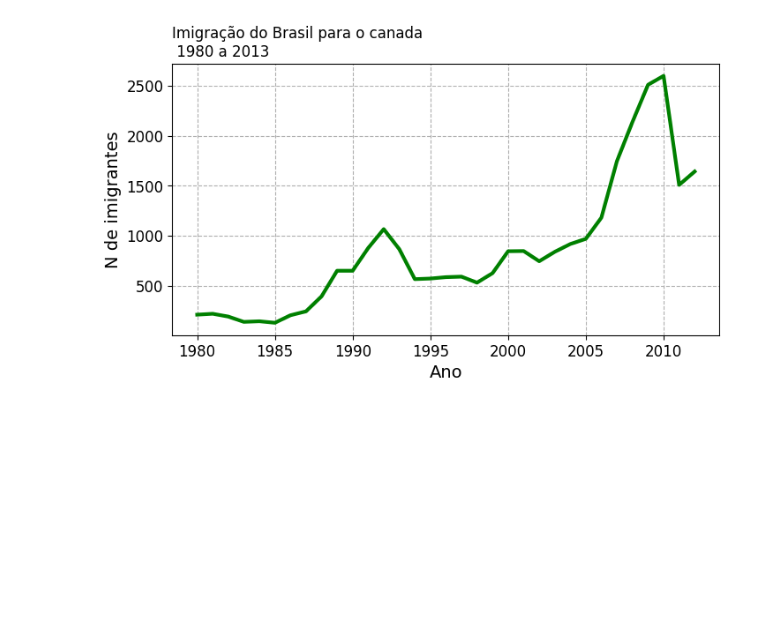
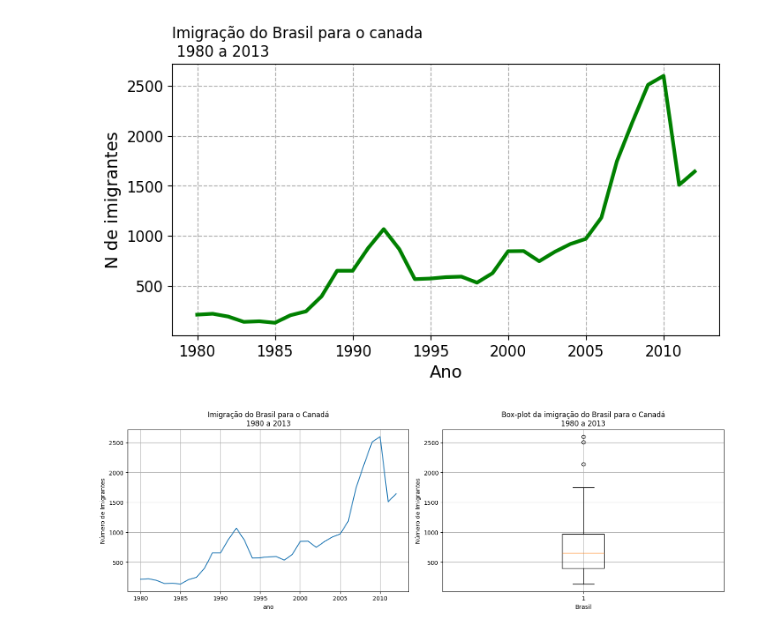
Before and after one commit to nicolassmarangoni/ia_bigdata, a Jupyter notebook: AULA4/ex1_aula4_19_08_2024.ipynb, the cells around one changed output. Saved outputs shown, nothing was run; the diff lists cells and outputs as text; code cells hidden in the pictures; blank space fills up the shorter version.

```diff
--- a/AULA4/ex1_aula4_19_08_2024.ipynb
+++ b/AULA4/ex1_aula4_19_08_2024.ipynb
@@ -217,3 +217,27 @@ ax.set_ylabel('N de imigrantes',fontsize=14)
 plt.show()
 # %% [output]
 [figure]
+# %%
+
+
+fig, ax = plt.subplots(1, 2, figsize=(15, 5))
+
+# Gráfico de linha
+ax[0].plot(df_brasil['ano'], df_brasil['imigrantes'])
+ax[0].set_title('Imigração do Brasil para o Canadá\n1980 a 2013')
+ax[0].set_xlabel('ano')
+ax[0].set_ylabel('Número de Imigrantes')
+ax[0].xaxis.set_major_locator(plt.MultipleLocator(5))
+ax[0].grid()
+
+# Boxplot
+ax[1].boxplot(df_brasil['imigrantes'])  # Correção aqui: use 'imigrantes' ao invés de 'Imigrantes'
+ax[1].set_title('Box-plot da imigração do Brasil para o Canadá\n1980 a 2013')
+ax[1].set_xlabel('Brasil')
+ax[1].set_ylabel('Número de Imigrantes')
+ax[1].grid()
+
+plt.tight_layout()
+plt.show()
+# %% [output]
+[figure, added]
```
